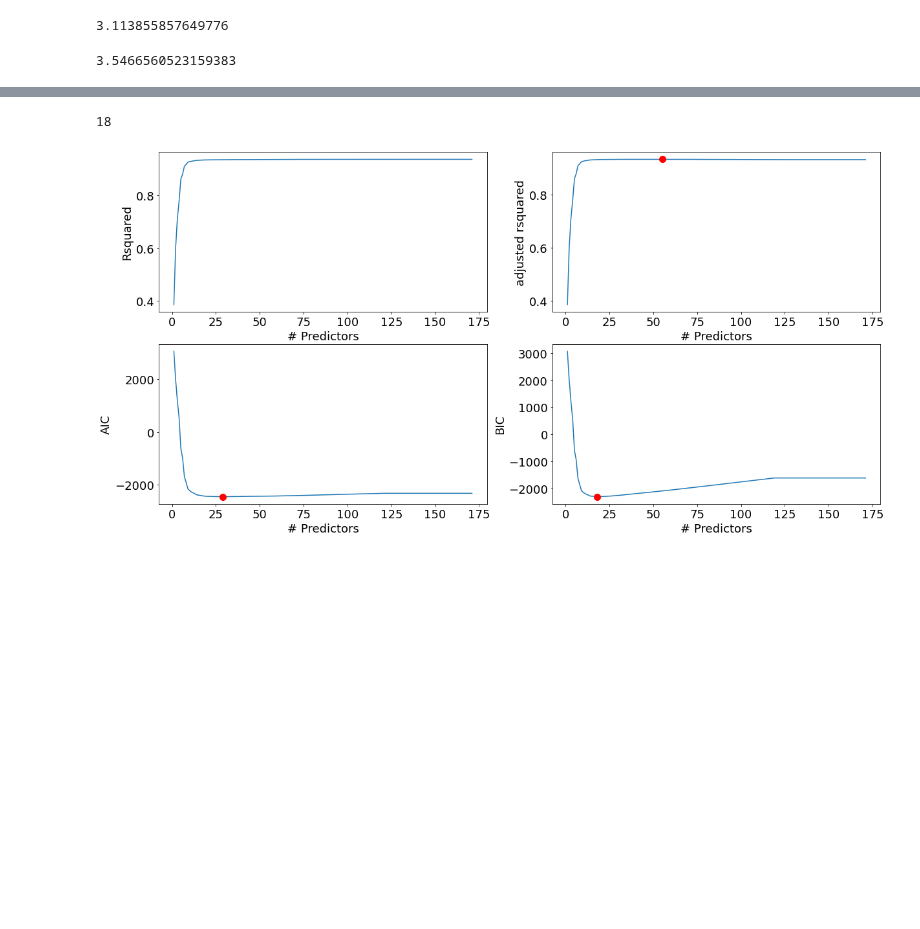
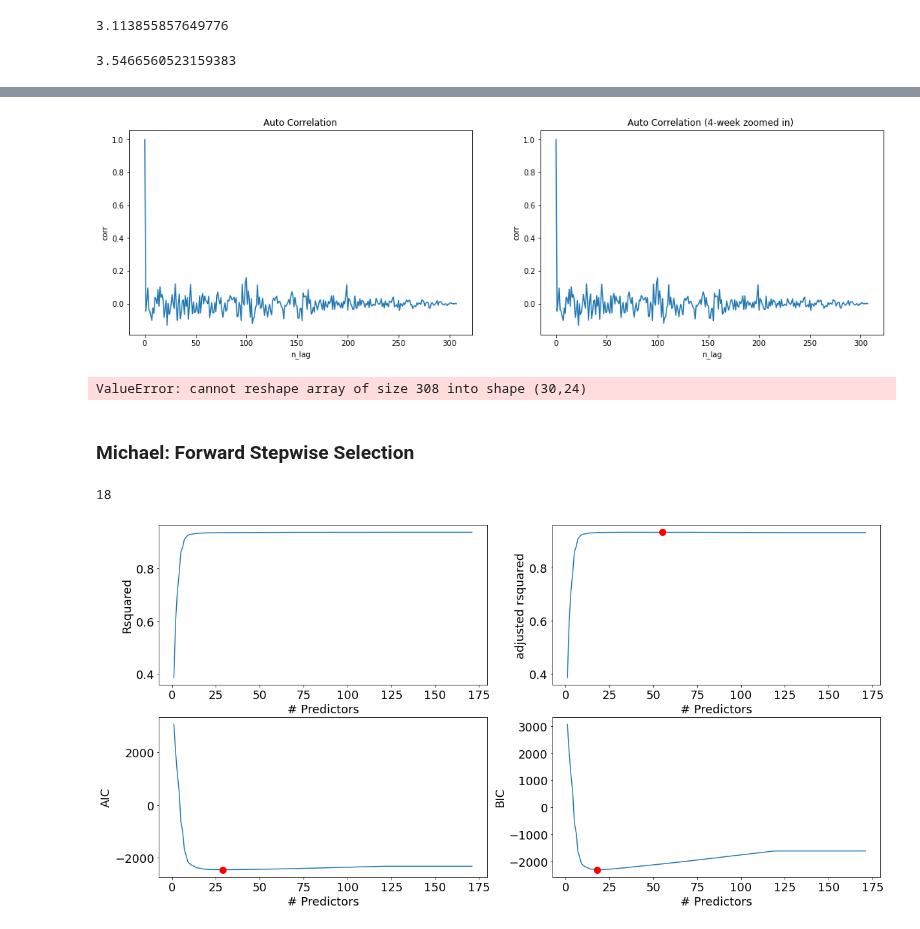
Before and after one commit to cndywu/TheYelpers, a Jupyter notebook: Project Code Template New.ipynb, the cells around one changed output, grey strips where cells are left out. Cells and saved outputs as stored; diff of their text form; code cells hidden in the pictures; blank space fills up the shorter version.

```diff
--- a/Project Code Template New.ipynb
+++ b/Project Code Template New.ipynb
@@ -613,3 +755,10 @@ np.sqrt(np.mean(residuals**2))
+# %%
+plt_acf(res)
+# %% [output]
+[figure, added]
+ValueError: cannot reshape array of size 308 into shape (30,24)
+# %% [markdown]
+### Michael: Forward Stepwise Selection
 # %%
 #Getting 2-factor interactions as predictor variables for upcoming lasso regression model
 X = train[['distance', 'temp', 'clouds', 'pressure', 'rain',
```
Also changed, not shown: parts of 9 cells of this notebook, 1 other file.
